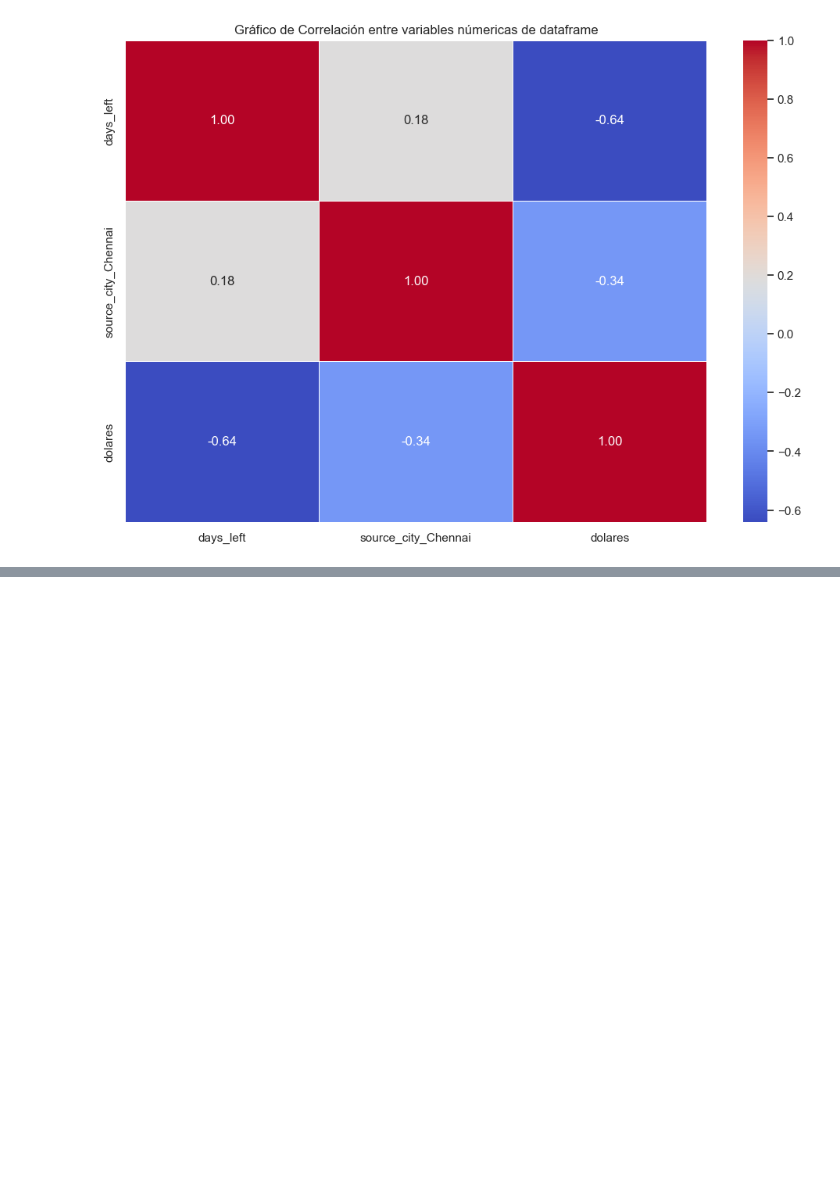
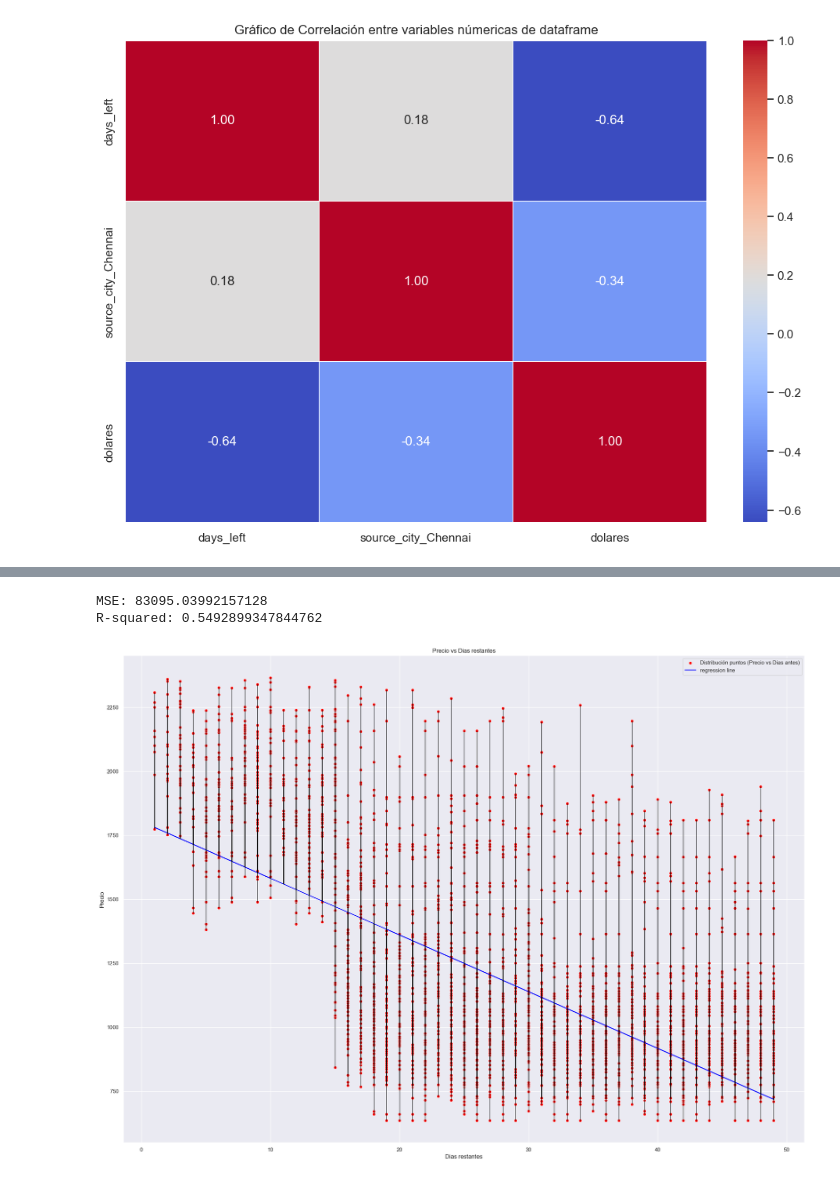
Before and after one commit to td2USA-20232/grupo3, a Jupyter notebook: Descripción data.ipynb, the cells around one changed output, grey strips where cells are left out. Drawn from its saved outputs; the diff is of its cells as text; code cells hidden in the pictures; blank space fills up the shorter version.

```diff
--- a/Descripción data.ipynb
+++ b/Descripción data.ipynb
@@ -703,0 +687,51 @@ WARNING: Retrying (Retry(total=0, connect=None, read=None, redirect=None, status
+# %%
+#Regresión lineal Multiple
+
+X = df[['days_left', 'duration',"source_city_Chennai","source_city_Delhi","source_city_Hyderabad","source_city_Kolkata","source_city_Mumbai","destination_city_Bangalore","destination_city_Chennai","destination_city_Hyderabad","destination_city_Kolkata","destination_city_Mumbai","departure_time_Afternoon","departure_time_Morning","departure_time_Early_Morning","departure_time_Evening","departure_time_Night"]]  # Variables independientes
+y = df['dolares']  # Variable dependiente
+
+# Divide tus datos en conjuntos de entrenamiento y prueba
+X_train, X_test, y_train, y_test = train_test_split(X, y, test_size=0.2, random_state=42)
+
+# Crea y ajusta el modelo de regresión lineal múltiple
+model = LinearRegression()
+model.fit(X_train, y_train)
+
+# Realiza predicciones utilizando el conjunto de prueba
+y_pred = model.predict(X_test)
+
+# Evalúa el rendimiento del modelo
+mse = mean_squared_error(y_test, y_pred)
+r2 = r2_score(y_test, y_pred)
+print("MSE:", mse)
+print("R-squared:", r2)
+# %% [output]
+MSE: 83095.03992157128
+R-squared: 0.5492899347844762
+# %%
+#Regresión lineal larga
+# Crear el gráfico de dispersión con puntos de datos en rojo
+plt.figure(figsize=(25, 18))
+sns.scatterplot(x='days_left', y='dolares', data=df, color='red', label='Distribución puntos (Precio vs Dias antes)')
+
+# Ajustar la línea de tendencia (regresión lineal)
+slope, intercept = np.polyfit(df['days_left'], df['dolares'], 1)
+plt.plot(df['days_left'], slope * df['days_left'] + intercept, color='blue', label='regression line')
+
+# Dibujar líneas que conectan cada punto con la línea de tendencia
+for index, row in df.iterrows():
+    x = row['days_left']
+    y_actual = row['dolares']
+    y_estimado = slope * x + intercept
+    plt.plot([x, x], [y_actual, y_estimado], color='black', linewidth=0.8)
+
+# Etiquetas y título
+plt.xlabel('Dias restantes')
+plt.ylabel('Precio')
+plt.title('Precio vs Dias restantes')
+plt.legend()
+
+# Mostrar el gráfico
+plt.show()
+# %% [output]
+[figure, added]
```
Also changed, not shown: parts of 5 cells of this notebook.
